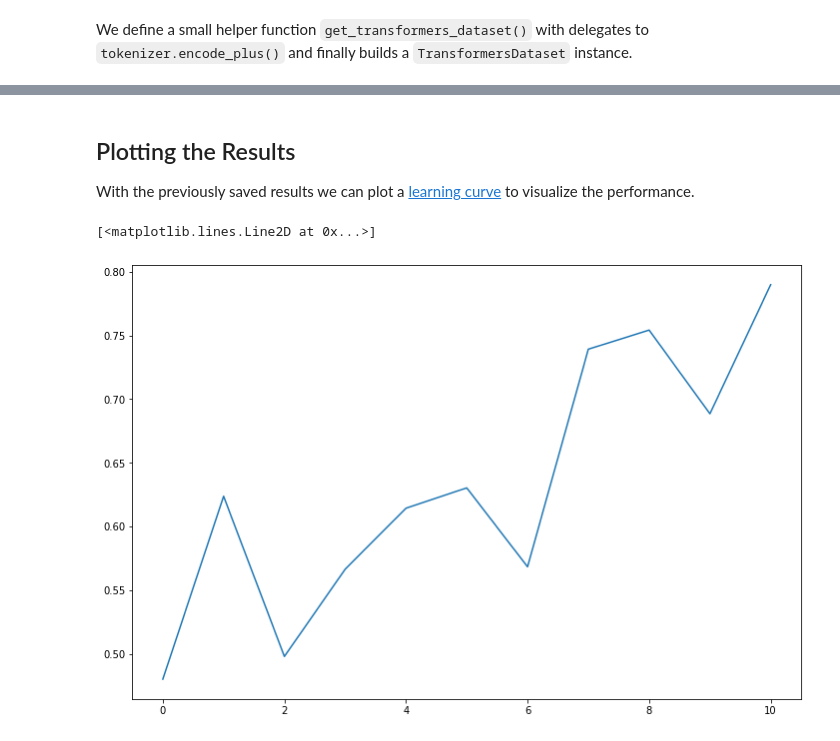
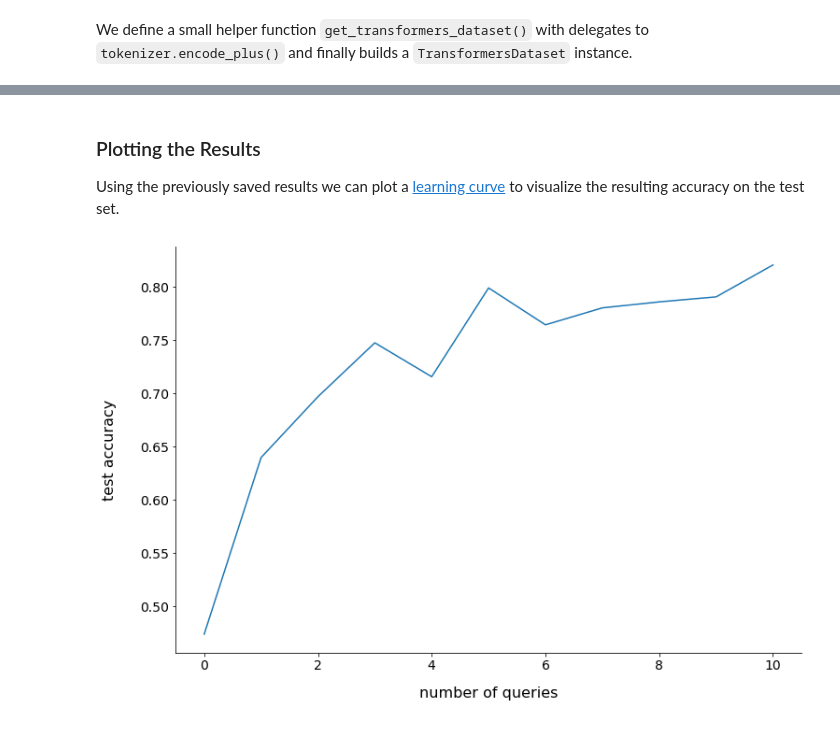
Before and after one commit to webis-de/small-text, a Jupyter notebook: examples/notebooks/01-active-learning-for-text-classification-with-small-text-intro.ipynb, the cells around one changed output, grey strips where cells are left out. Drawn from its saved outputs; the diff is of its cells as text; code cells hidden in the pictures.

Commit message:
Update example notebook
Signed-off-by: Christopher Schröder <chschroeder@users.noreply.github.com>

```diff
--- a/examples/notebooks/01-active-learning-for-text-classification-with-small-text-intro.ipynb
+++ b/examples/notebooks/01-active-learning-for-text-classification-with-small-text-intro.ipynb
@@ -31,0 +39,6 @@ Note: you may need to restart the kernel to use updated packages.
+# %%
+import datasets
+datasets.logging.set_verbosity_error()
+
+# disables the progress bar for notebooks: https://github.com/huggingface/datasets/issues/2651
+datasets.logging.get_verbosity = lambda: logging.NOTSET
@@ -32 +47,4 @@ Note: you may need to restart the kernel to use updated packages.
+# %%
+from matplotlib import rcParams
+rcParams.update({'xtick.labelsize': 14, 'ytick.labelsize': 14, 'axes.labelsize': 16})
 # %% [markdown]
@@ -127,7 +138,7 @@ from small_text.integrations.transformers import TransformerModelArguments
 def initialize_active_learner(active_learner, y_train):
 
 
-    x_indices_initial = random_initialization_balanced(y_train, n_samples=10)
+    x_indices_initial = random_initialization_balanced(y_train, n_samples=20)
     y_initial = y_train[x_indices_initial]
 
     active_learner.initialize_data(x_indices_initial, y_initial)
@@ -135,12 +146,13 @@ def initialize_active_learner(active_learner, y_train):
     return x_indices_initial
 
 
+
 transformer_model = TransformerModelArguments(transformer_model_name)
 clf_factory = TransformerBasedClassificationFactory(transformer_model,
                                                     num_classes,
                                                     kwargs=dict({'device': 'cuda',
                                                                  'mini_batch_size': 32,
-                                                                 'early_stopping_no_improvement': -1
+                                                                 'class_weight': 'balanced'
                                                                 }))
 query_strategy = PredictionEntropy()
 
@@ -257,15 +226,21 @@ WARNING:small_text.integrations.transformers.classifiers.classification:Override
 # %% [markdown]
-## Plotting the Results
+### Plotting the Results
 
-With the previously saved results we can plot a [learning curve](https://en.wikipedia.org/wiki/Learning_curve_(machine_learning)) to visualize the performance.
+Using the previously saved results we can plot a [learning curve](https://en.wikipedia.org/wiki/Learning_curve_(machine_learning)) to visualize the resulting accuracy on the test set.
 # %%
 %matplotlib inline
+import seaborn as sns
 import matplotlib.pyplot as plt
 
 fig = plt.figure(figsize=(12, 8))
 ax = plt.axes()
 
-ax.plot(np.arange(num_queries+1), results)
+data = np.vstack((np.arange(num_queries+1), np.array(results)))
+sns.lineplot(x=0, y=1, data=data)
+
+plt.xlabel('number of queries', labelpad=15)
+plt.ylabel('test accuracy', labelpad=25)
+
+sns.despine()
 # %% [output]
-[<matplotlib.lines.Line2D at 0x...>]
-[figure, old version]
+[figure, new version]
```
Also changed, not shown: parts of 11 cells of this notebook.
